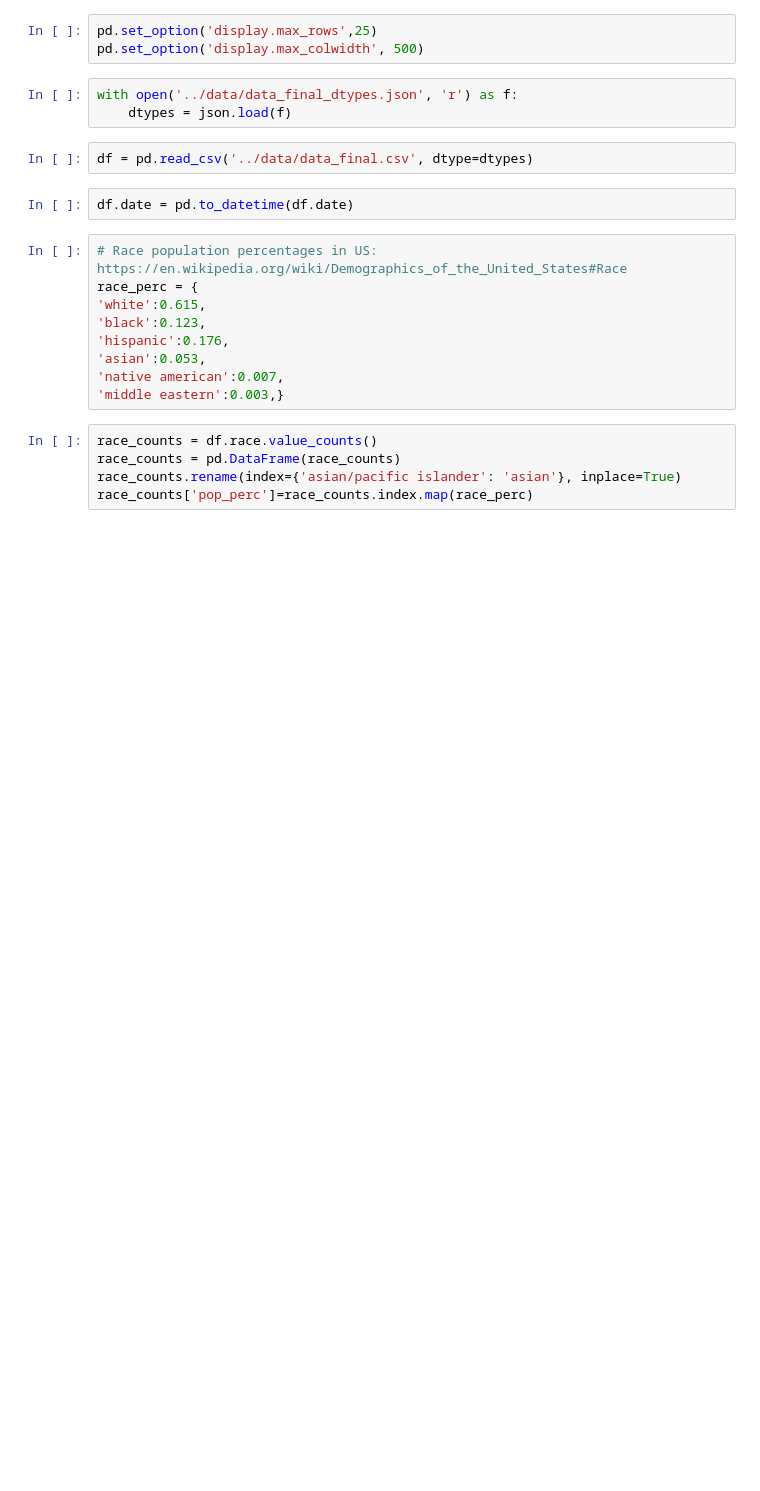
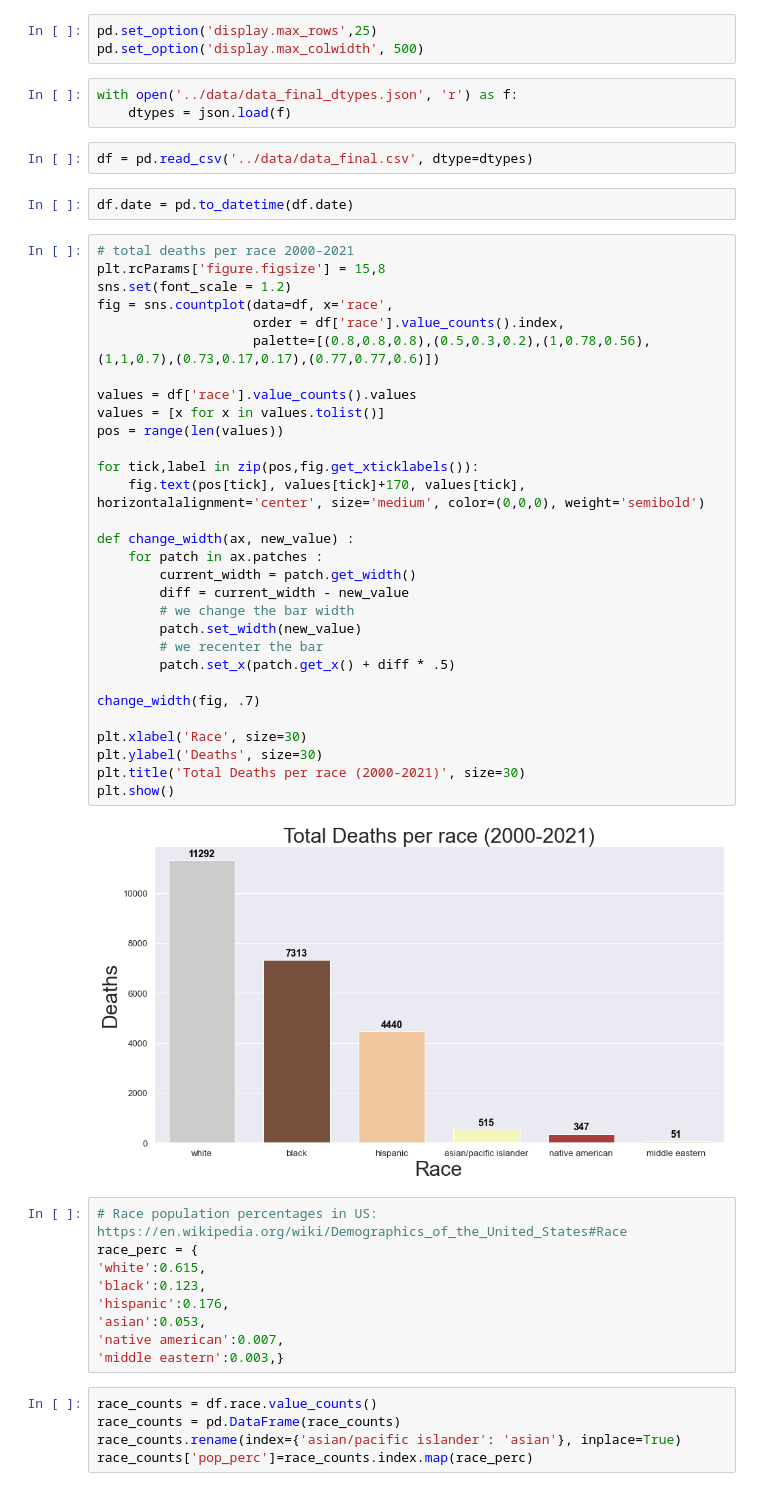
Before and after one commit to ikatechis/BigBlueData_Academy_Deaths_by_Police_EDA_project, a Jupyter notebook: analysis/analysis_fotis.ipynb, the cells around one changed output. Drawn from its saved outputs; the diff is of its cells as text; blank space fills up the shorter version.

```diff
--- a/analysis/analysis_fotis.ipynb
+++ b/analysis/analysis_fotis.ipynb
@@ -16,6 +15,38 @@ with open('../data/data_final_dtypes.json', 'r') as f:
 df = pd.read_csv('../data/data_final.csv', dtype=dtypes)
 # %%
 df.date = pd.to_datetime(df.date)
+# %%
+# total deaths per race 2000-2021
+plt.rcParams['figure.figsize'] = 15,8
+sns.set(font_scale = 1.2)
+fig = sns.countplot(data=df, x='race',
+                    order = df['race'].value_counts().index,
+                    palette=[(0.8,0.8,0.8),(0.5,0.3,0.2),(1,0.78,0.56),(1,1,0.7),(0.73,0.17,0.17),(0.77,0.77,0.6)])
+
+values = df['race'].value_counts().values
+values = [x for x in values.tolist()]
+pos = range(len(values))
+
+for tick,label in zip(pos,fig.get_xticklabels()):
+    fig.text(pos[tick], values[tick]+170, values[tick], horizontalalignment='center', size='medium', color=(0,0,0), weight='semibold')
+
+def change_width(ax, new_value) :
+    for patch in ax.patches :
+        current_width = patch.get_width()
+        diff = current_width - new_value
+        # we change the bar width
+        patch.set_width(new_value)
+        # we recenter the bar
+        patch.set_x(patch.get_x() + diff * .5)
+
+change_width(fig, .7)
+
+plt.xlabel('Race', size=30)
+plt.ylabel('Deaths', size=30)
+plt.title('Total Deaths per race (2000-2021)', size=30)
+plt.show()
+# %% [output]
+[figure, added]
 # %%
 # Race population percentages in US: https://en.wikipedia.org/wiki/Demographics_of_the_United_States#Race
 race_perc = {
```
Also changed, not shown: parts of 15 cells of this notebook.
